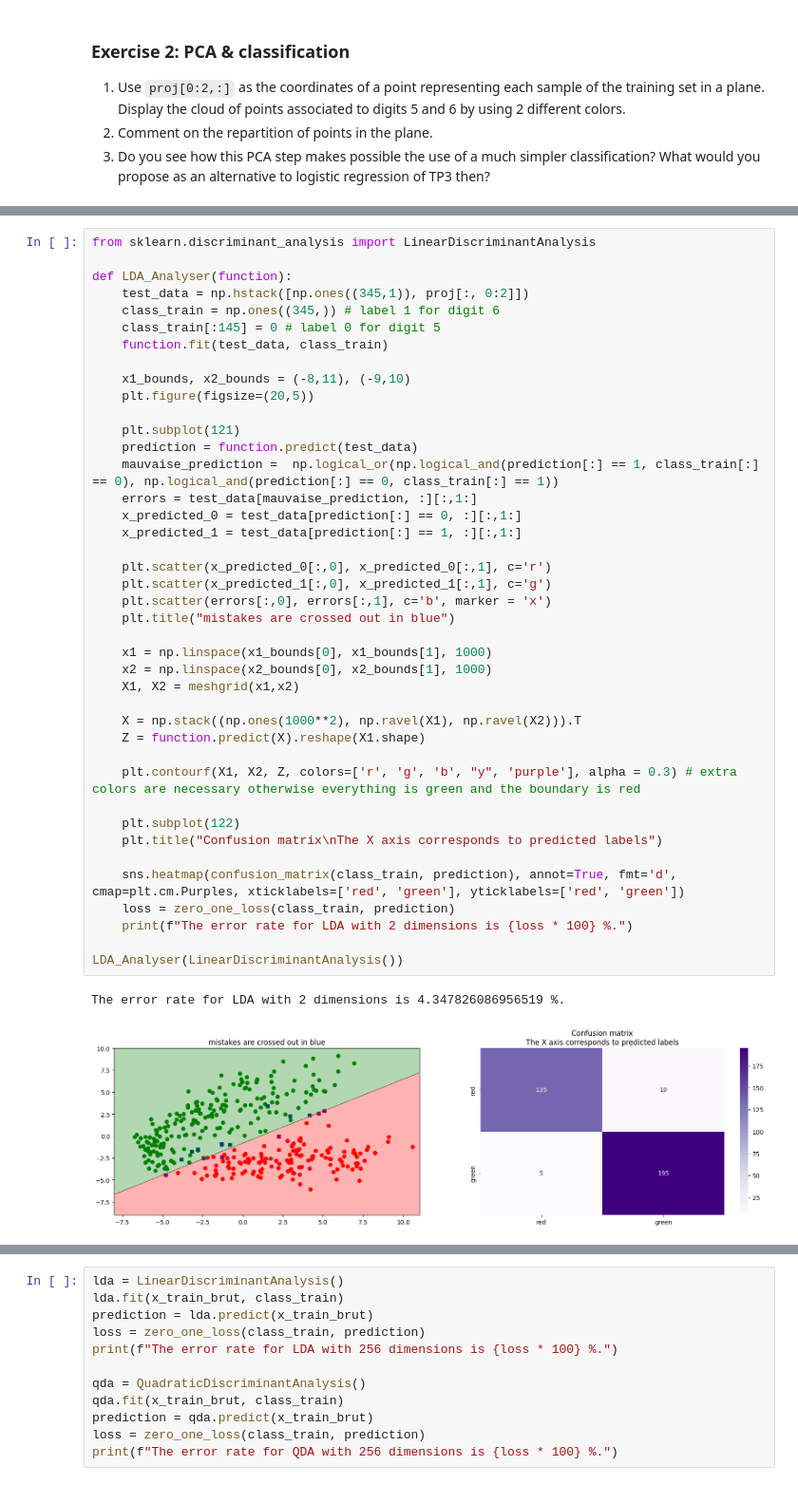
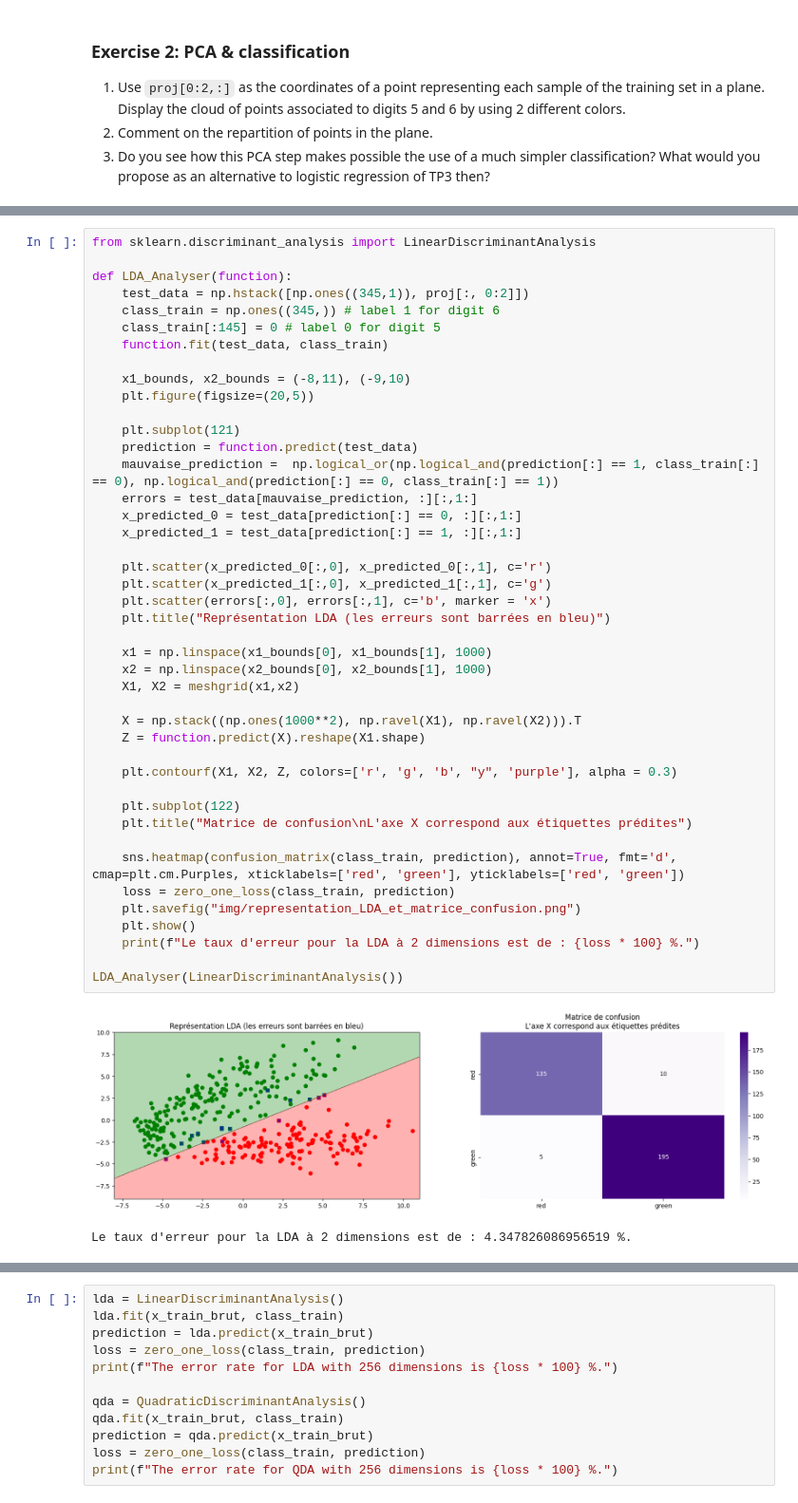
Before and after one commit to mcaron01/decsion-et-apprentissage-sdi, a Jupyter notebook: TP4/TNE2_PCA_archive/TNE2_PCA.ipynb, the cells around one changed output, grey strips where cells are left out. Shown at 95% size. Saved outputs shown, nothing was run; the diff lists cells and outputs as text.

```diff
--- a/TP4/TNE2_PCA_archive/TNE2_PCA.ipynb
+++ b/TP4/TNE2_PCA_archive/TNE2_PCA.ipynb
@@ -399,37 +482,39 @@ def LDA_Analyser(function):
 
     x1_bounds, x2_bounds = (-8,11), (-9,10)
     plt.figure(figsize=(20,5))
 
     plt.subplot(121)
     prediction = function.predict(test_data)
     mauvaise_prediction =  np.logical_or(np.logical_and(prediction[:] == 1, class_train[:] == 0), np.logical_and(prediction[:] == 0, class_train[:] == 1))
     errors = test_data[mauvaise_prediction, :][:,1:]
     x_predicted_0 = test_data[prediction[:] == 0, :][:,1:]
     x_predicted_1 = test_data[prediction[:] == 1, :][:,1:]
 
     plt.scatter(x_predicted_0[:,0], x_predicted_0[:,1], c='r')
     plt.scatter(x_predicted_1[:,0], x_predicted_1[:,1], c='g')
     plt.scatter(errors[:,0], errors[:,1], c='b', marker = 'x')
-    plt.title("mistakes are crossed out in blue")
+    plt.title("Représentation LDA (les erreurs sont barrées en bleu)")
 
     x1 = np.linspace(x1_bounds[0], x1_bounds[1], 1000)
     x2 = np.linspace(x2_bounds[0], x2_bounds[1], 1000)
     X1, X2 = meshgrid(x1,x2)
 
     X = np.stack((np.ones(1000**2), np.ravel(X1), np.ravel(X2))).T
     Z = function.predict(X).reshape(X1.shape)
 
-    plt.contourf(X1, X2, Z, colors=['r', 'g', 'b', "y", 'purple'], alpha = 0.3) # extra colors are necessary otherwise everything is green and the boundary is red
+    plt.contourf(X1, X2, Z, colors=['r', 'g', 'b', "y", 'purple'], alpha = 0.3)
 
     plt.subplot(122)
-    plt.title("Confusion matrix\nThe X axis corresponds to predicted labels")
+    plt.title("Matrice de confusion\nL'axe X correspond aux étiquettes prédites")
 
     sns.heatmap(confusion_matrix(class_train, prediction), annot=True, fmt='d', cmap=plt.cm.Purples, xticklabels=['red', 'green'], yticklabels=['red', 'green'])
     loss = zero_one_loss(class_train, prediction)
-    print(f"The error rate for LDA with 2 dimensions is {loss * 100} %.")
+    plt.savefig("img/representation_LDA_et_matrice_confusion.png")
+    plt.show()
+    print(f"Le taux d'erreur pour la LDA à 2 dimensions est de : {loss * 100} %.")
 
 LDA_Analyser(LinearDiscriminantAnalysis())
 # %% [output]
+[figure, new version]
-The error rate for LDA with 2 dimensions is 4.347826086956519 %.
+Le taux d'erreur pour la LDA à 2 dimensions est de : 4.347826086956519 %.
-[figure, old version]
 # %% [markdown]
```
Also changed, not shown: parts of 20 cells of this notebook, 5 other files.
